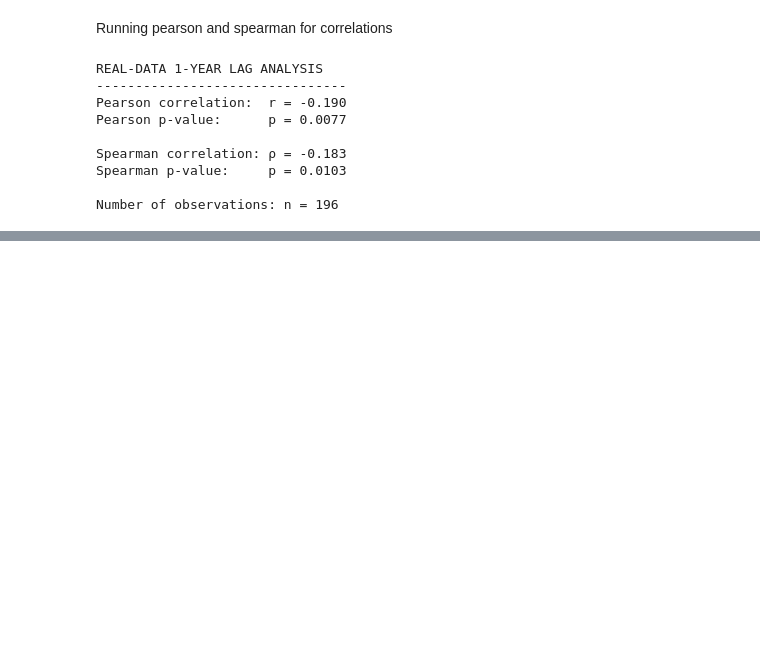
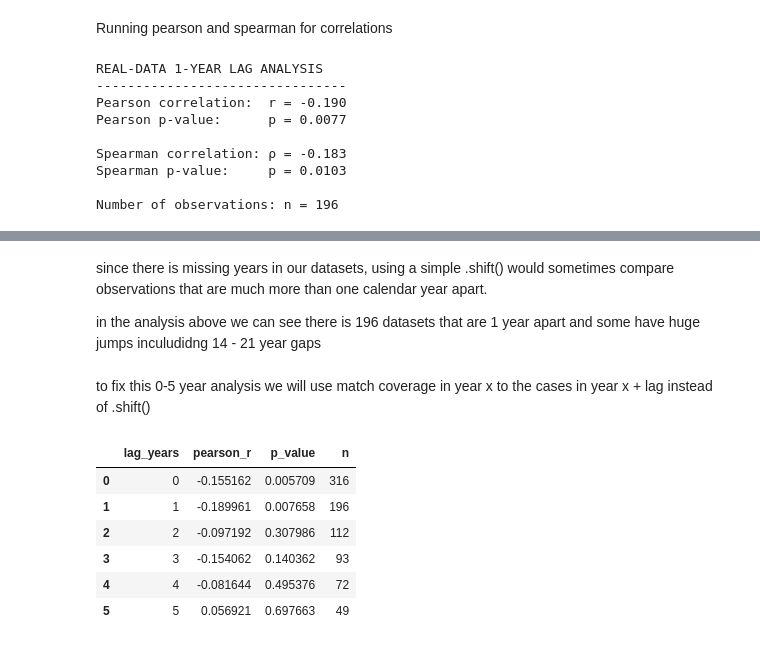
Before and after one commit to FusRaDa/biot670i_capstone_vaccination_project, a Jupyter notebook: perin_notebooks/analysis_engine.ipynb, the cells around one changed output, grey strips where cells are left out. Drawn from its saved outputs; the diff is of its cells as text; code cells hidden in the pictures; blank space fills up the shorter version.

```diff
--- a/perin_notebooks/analysis_engine.ipynb
+++ b/perin_notebooks/analysis_engine.ipynb
@@ -508,0 +604,54 @@ Baseline Pearson r: -0.155
+# %% [markdown]
+since there is missing years in our datasets, using a simple .shift() would sometimes compare observations that are much more than one calendar year apart.
+
+in the analysis above we can see there is 196 datasets that are 1 year apart and some have huge jumps inculudidng 14 - 21 year gaps
+# %% [markdown]
+to fix this 0-5 year analysis we will use match coverage in year x to the cases in year x + lag instead of .shift()
+# %%
+lag_results = []
+
+for lag in range(0, 6):
+
+    # Vaccination coverage data
+    coverage = measles_df[
+        ["state", "year", "measles_coverage_pct"]
+    ].copy()
+
+    # Cases data
+    cases = measles_df[
+        ["state", "year", "measles_cases"]
+    ].copy()
+
+    # Make cases year represent the year we want to match
+    cases["year"] = cases["year"] - lag
+
+    # Match by state AND actual calendar year
+    temp = coverage.merge(
+        cases,
+        on=["state", "year"],
+        how="inner"
+    ).dropna()
+
+    r, p = pearsonr(
+        temp["measles_coverage_pct"],
+        temp["measles_cases"]
+    )
+
+    lag_results.append({
+        "lag_years": lag,
+        "pearson_r": r,
+        "p_value": p,
+        "n": len(temp)
+    })
+
+lag_results_df = pd.DataFrame(lag_results)
+
+lag_results_df
+# %% [output]
+|  | lag_years | pearson_r | p_value | n |
+| 0 | 0 | -0.155162 | 0.005709 | 316 |
+| 1 | 1 | -0.189961 | 0.007658 | 196 |
+| 2 | 2 | -0.097192 | 0.307986 | 112 |
+| 3 | 3 | -0.154062 | 0.140362 | 93 |
+| 4 | 4 | -0.081644 | 0.495376 | 72 |
+| 5 | 5 | 0.056921 | 0.697663 | 49 |
```
Also changed, not shown: parts of 9 cells of this notebook.
